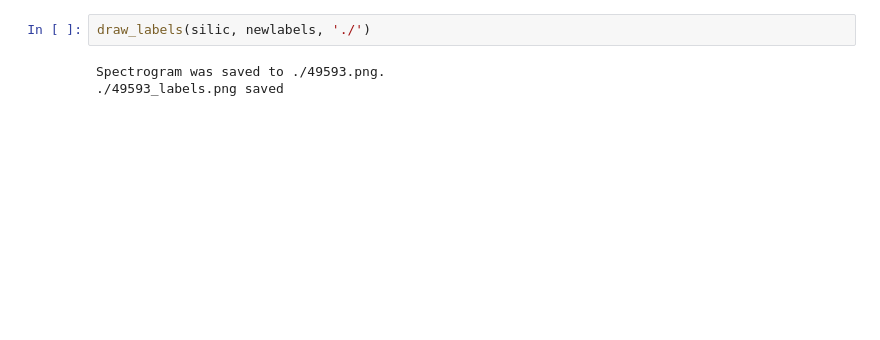
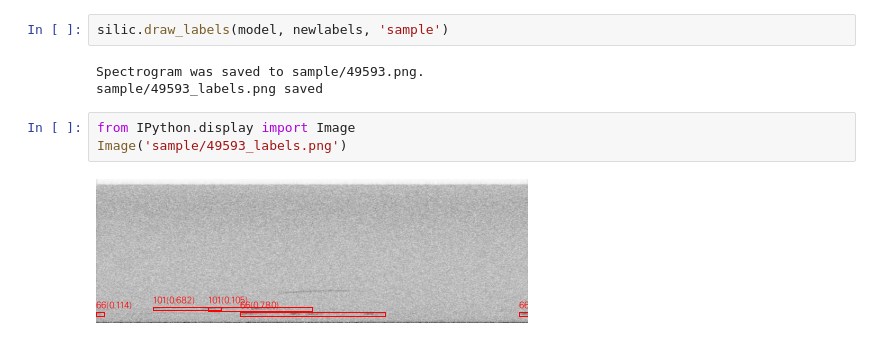
Before and after one commit to RedbirdTaiwan/silic, a Jupyter notebook: silic.ipynb, the cells around one changed output. Cells and saved outputs as stored; diff of their text form; blank space fills up the shorter version.

```diff
--- a/silic.ipynb
+++ b/silic.ipynb
@@ -434,5 +95,10 @@ print(newlabels)
-# %%
-draw_labels(silic, newlabels, './')
-# %% [output]
-Spectrogram was saved to ./49593.png.
-./49593_labels.png saved
+# %%
+silic.draw_labels(model, newlabels, 'sample')
+# %% [output]
+Spectrogram was saved to sample/49593.png.
+sample/49593_labels.png saved
+# %%
+from IPython.display import Image
+Image('sample/49593_labels.png')
+# %% [output]
+[figure, added]
```
Also changed, not shown: parts of 16 cells of this notebook.
